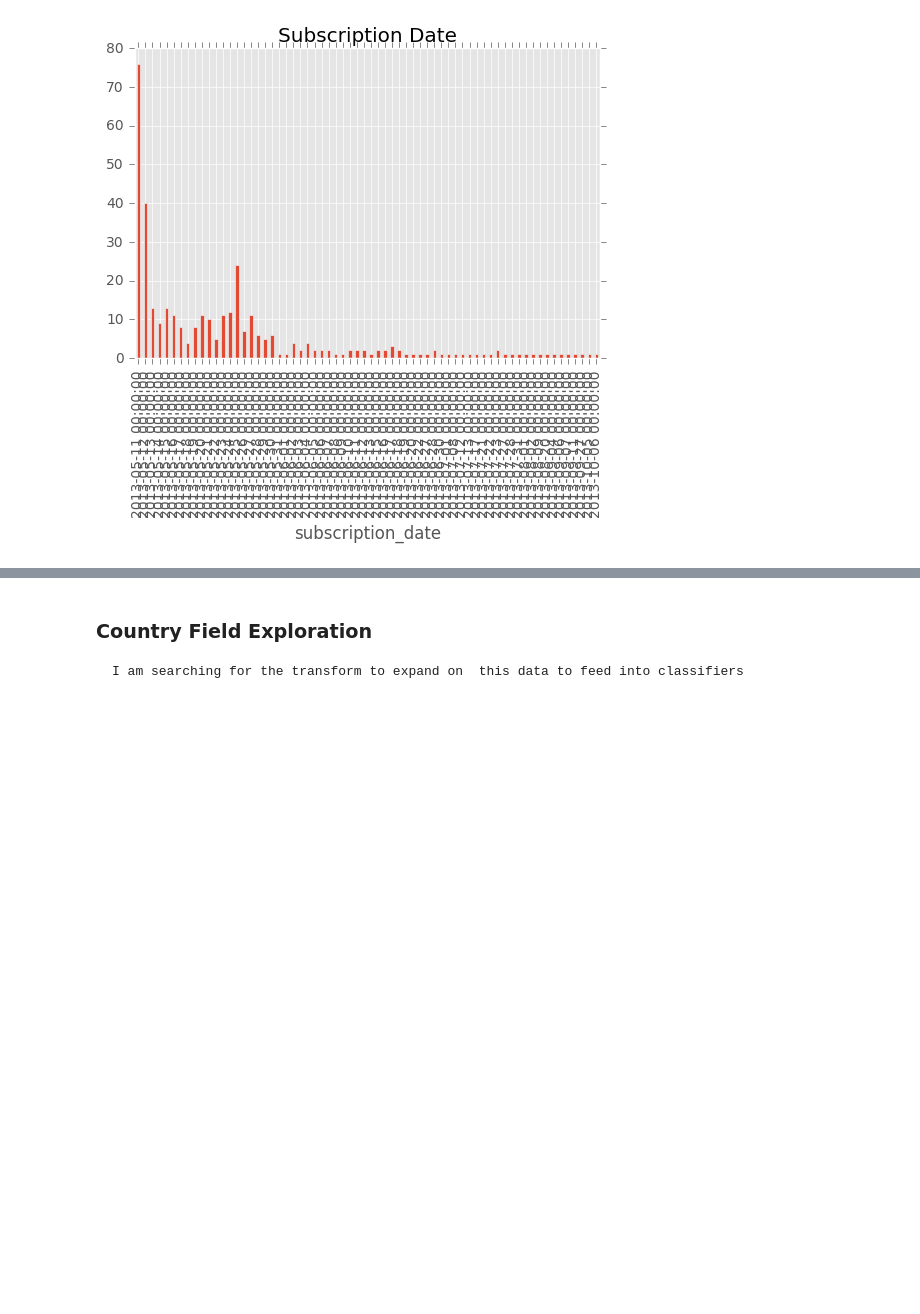
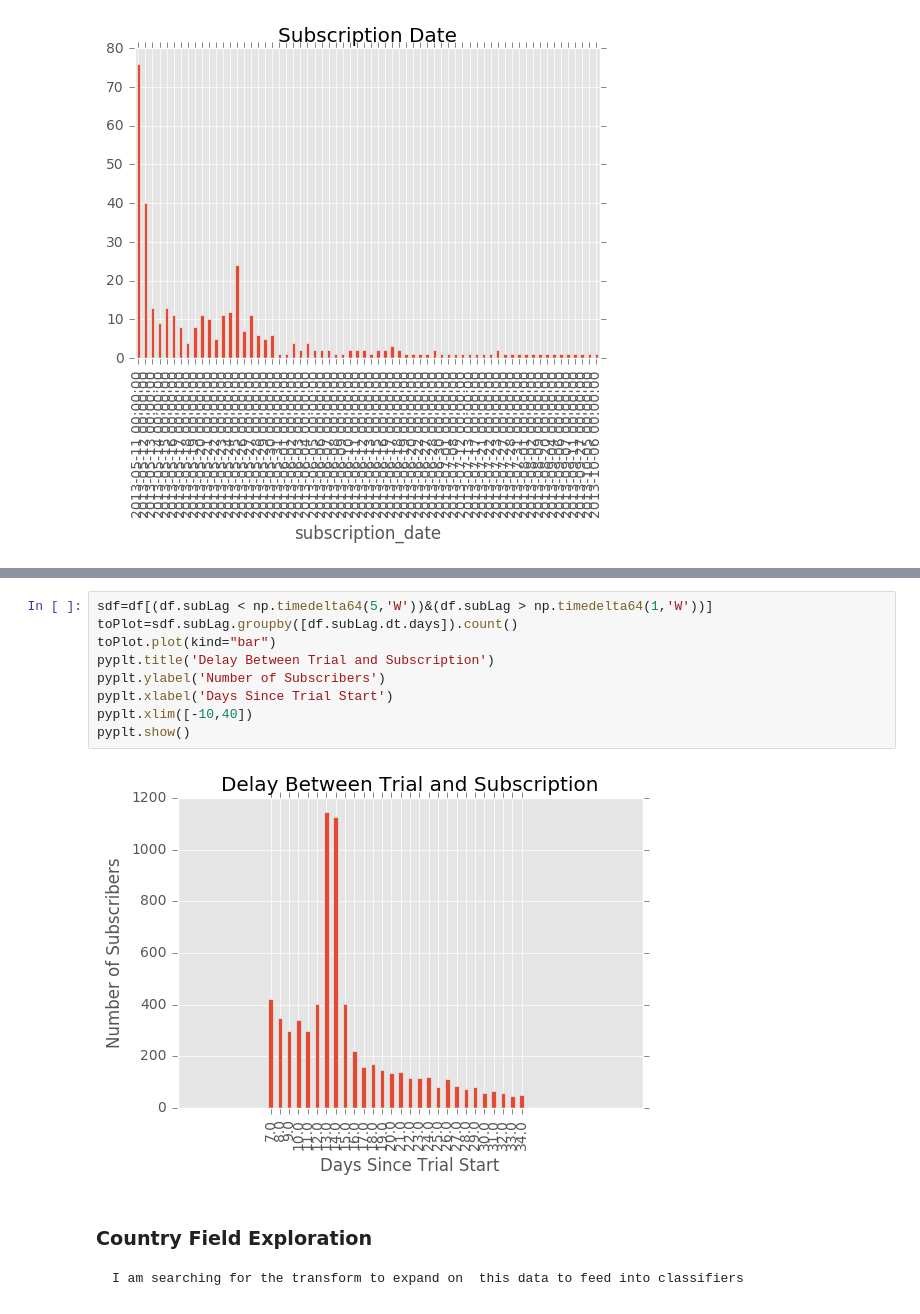
Before and after one commit to wfdebutts/squareSpaceHw, a Jupyter notebook: Data Exploration.ipynb, the cells around one changed output, grey strips where cells are left out. Drawn from its saved outputs; the diff is of its cells as text; blank space fills up the shorter version.

```diff
--- a/Data Exploration.ipynb
+++ b/Data Exploration.ipynb
@@ -187,3 +200,14 @@ pyplt.show()
+# %%
+sdf=df[(df.subLag < np.timedelta64(5,'W'))&(df.subLag > np.timedelta64(1,'W'))]
+toPlot=sdf.subLag.groupby([df.subLag.dt.days]).count()
+toPlot.plot(kind="bar")
+pyplt.title('Delay Between Trial and Subscription')
+pyplt.ylabel('Number of Subscribers')
+pyplt.xlabel('Days Since Trial Start')
+pyplt.xlim([-10,40])
+pyplt.show()
+# %% [output]
+[figure, added]
 # %% [markdown]
 ### Country Field Exploration
     I am searching for the transform to expand on  this data to feed into classifiers
```
Also changed, not shown: parts of 8 cells of this notebook, 2 other files.
